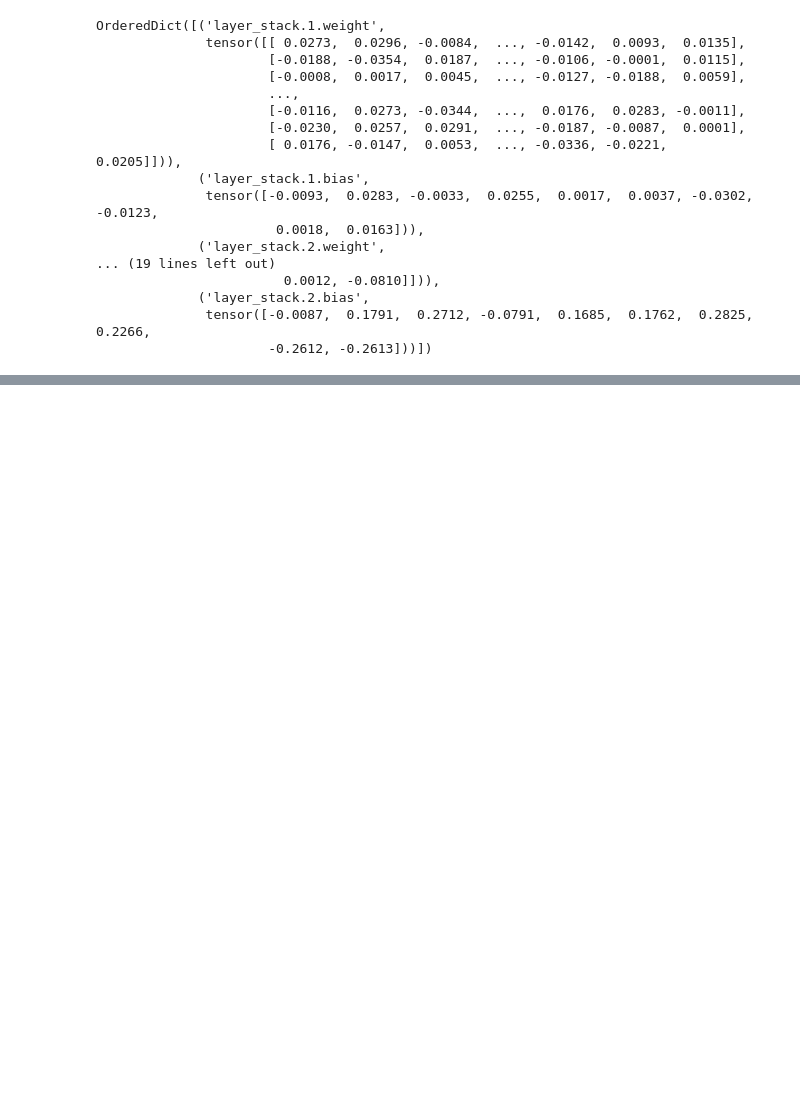
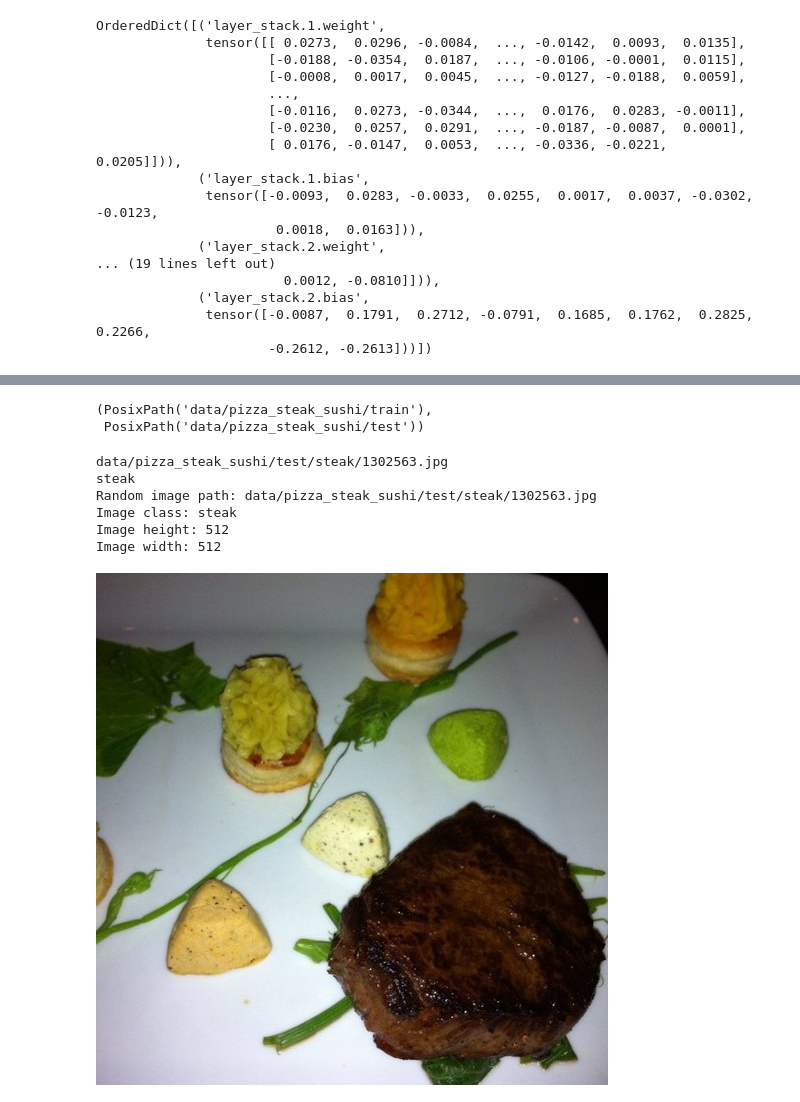
Before and after one commit to agoya27/Image-Classification-using-CNN, a Jupyter notebook: Image Classification using CNN.ipynb, the cells around one changed output, grey strips where cells are left out. Cells and saved outputs as stored; diff of their text form; code cells hidden in the pictures; blank space fills up the shorter version.

```diff
--- a/Image Classification using CNN.ipynb
+++ b/Image Classification using CNN.ipynb
@@ -360,0 +844,45 @@ Train Loss 0.4537 | Test loss: 0.5126, Test acc: 82.997
+# %%
+#Setup train and testing paths
+train_dir = image_path / "train"
+test_dir  = image_path / "test"
+
+train_dir, test_dir
+# %% [output]
+(PosixPath('data/pizza_steak_sushi/train'),
+ PosixPath('data/pizza_steak_sushi/test'))
+# %%
+#Visualizing and Image -> 1) Get all of the image paths  2) Pick a random image path  3) Get the image class name  4) Let's open the mage with python pil  5) Show image and print metadata
+
+import random
+from PIL import Image
+
+random.seed(42)
+
+#Get all the image paths
+# ->>>>>>>glob function basicalls clubs togethers all the points in the path and put them in one list
+image_path_list = list(image_path.glob("*/*/*.jpg"))
+
+#Pick a random image path
+random_image_path = random.choice(image_path_list)
+print(random_image_path)
+
+#Get image class from the path name
+image_class = random_image_path.parent.stem
+print(image_class)
+
+#Open image
+img = Image.open(random_image_path)
+
+print(f"Random image path: {random_image_path}")
+print(f"Image class: {image_class}")
+print(f"Image height: {img.height}")
+print(f"Image width: {img.width}")
+img
+# %% [output]
+data/pizza_steak_sushi/test/steak/1302563.jpg
+steak
+Random image path: data/pizza_steak_sushi/test/steak/1302563.jpg
+Image class: steak
+Image height: 512
+Image width: 512
+[figure, added]
```
Also changed, not shown: parts of 108 cells of this notebook.
